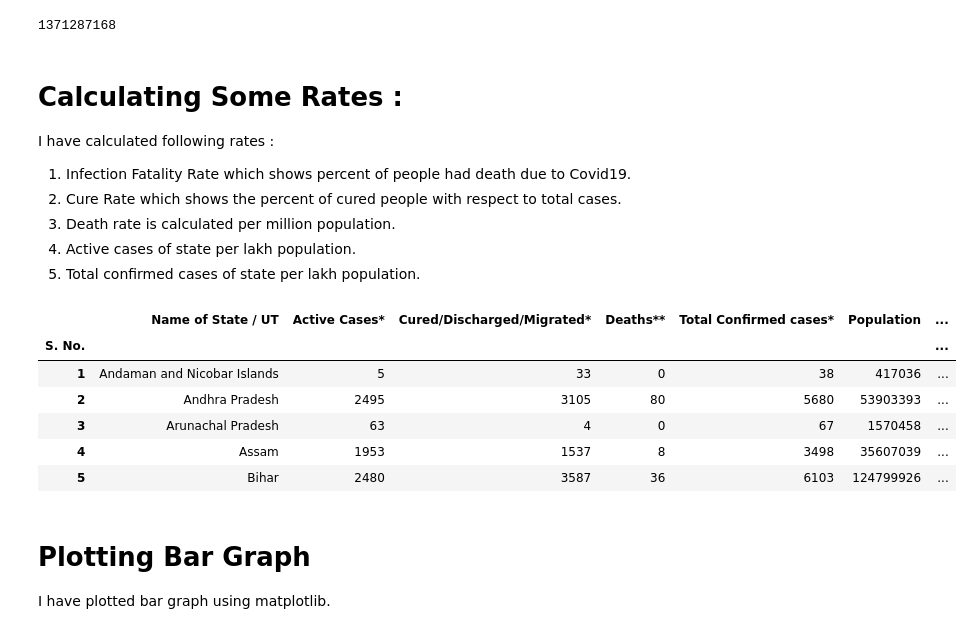
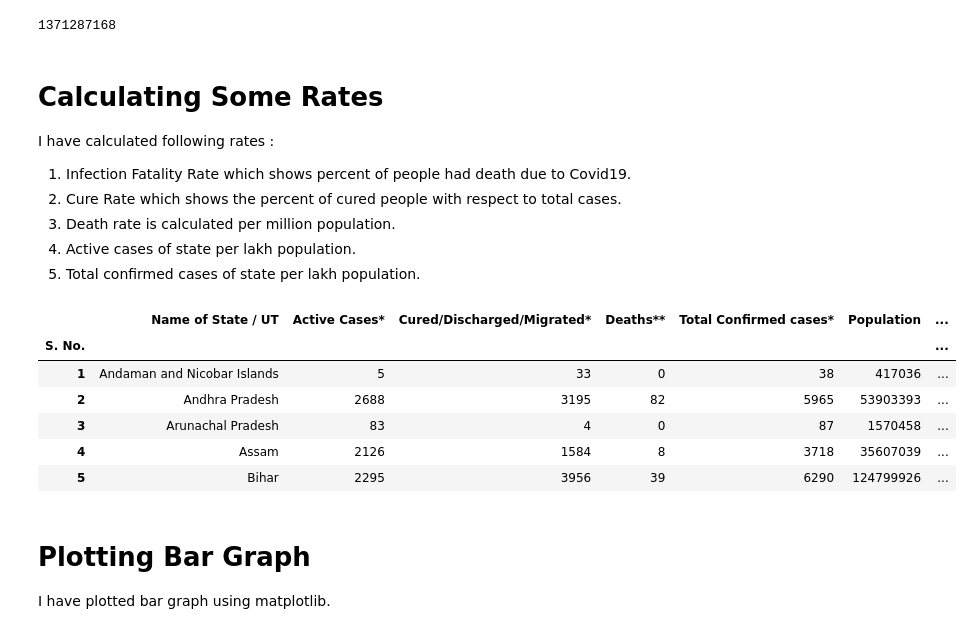
Before and after one commit to alishametkari/Covid19_Analysis_2020, a Jupyter notebook: Covid19.ipynb, the cells around one changed output. Saved outputs shown, nothing was run; the diff lists cells and outputs as text; code cells hidden in the pictures.

```diff
--- a/Covid19.ipynb
+++ b/Covid19.ipynb
@@ -110,7 +110,7 @@ total_population
 # %% [output]
 1371287168
 # %% [markdown]
-# Calculating Some Rates :
+# Calculating Some Rates
 I have calculated following rates :
 1. Infection Fatality Rate which shows percent of people had death due to Covid19.
 2. Cure Rate which shows the percent of cured people with respect to total cases.
@@ -120,23 +120,23 @@ I have calculated following rates :
 # %%
 indian_data['Infection Fatality Rate'] = round(indian_data['Deaths**'] / indian_data['Total Confirmed cases*'] * 100, 2)
 
 indian_data['Cure Rate'] = round(indian_data['Cured/Discharged/Migrated*'] / indian_data['Total Confirmed cases*'] * 100, 2)
 
-indian_data['Death Rate'] = round(indian_data['Deaths**'] / indian_data['Population'] * 1000000, 2)
+indian_data['Death Rate Per Million Population'] = round(indian_data['Deaths**'] / indian_data['Population'] * 1000000, 2)
 
 indian_data['Active Cases Per Lakh Population'] = round(indian_data['Active Cases*'] / indian_data['Population'] * 100000, 2)
 
 indian_data['Confirmed Cases Per Lakh Population'] = round(indian_data['Total Confirmed cases*'] / indian_data['Population'] * 100000, 2)
 
 indian_data.head()
 # %% [output]
 |  | Name of State / UT | Active Cases* | Cured/Discharged/Migrated* | Deaths** | Total Confirmed cases* | Population | ... |
 | S. No. |  |  |  |  |  |  | ... |
 | 1 | Andaman and Nicobar Islands | 5 | 33 | 0 | 38 | 417036 | ... |
-| 2 | Andhra Pradesh | 2495 | 3105 | 80 | 5680 | 53903393 | ... |
-| 3 | Arunachal Pradesh | 63 | 4 | 0 | 67 | 1570458 | ... |
-| 4 | Assam | 1953 | 1537 | 8 | 3498 | 35607039 | ... |
-| 5 | Bihar | 2480 | 3587 | 36 | 6103 | 124799926 | ... |
+| 2 | Andhra Pradesh | 2688 | 3195 | 82 | 5965 | 53903393 | ... |
+| 3 | Arunachal Pradesh | 83 | 4 | 0 | 87 | 1570458 | ... |
+| 4 | Assam | 2126 | 1584 | 8 | 3718 | 35607039 | ... |
+| 5 | Bihar | 2295 | 3956 | 39 | 6290 | 124799926 | ... |
 # %% [markdown]
 # Plotting Bar Graph
 I have plotted bar graph using matplotlib.
```
Also changed, not shown: parts of 11 cells of this notebook.
